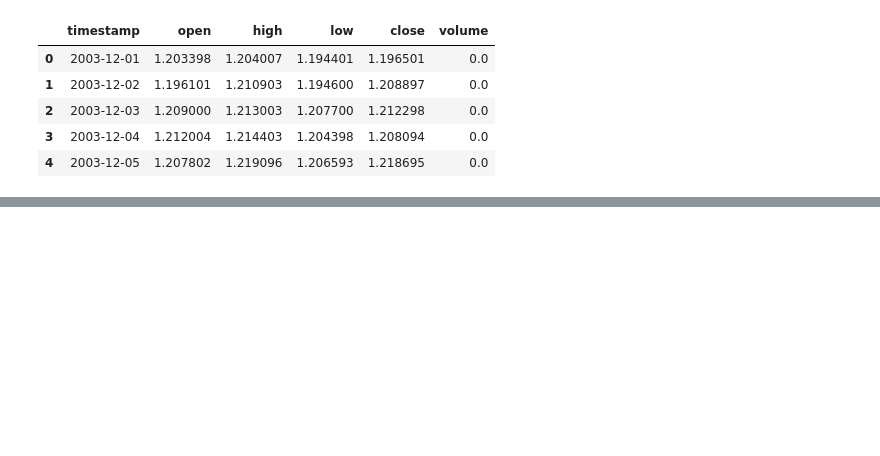
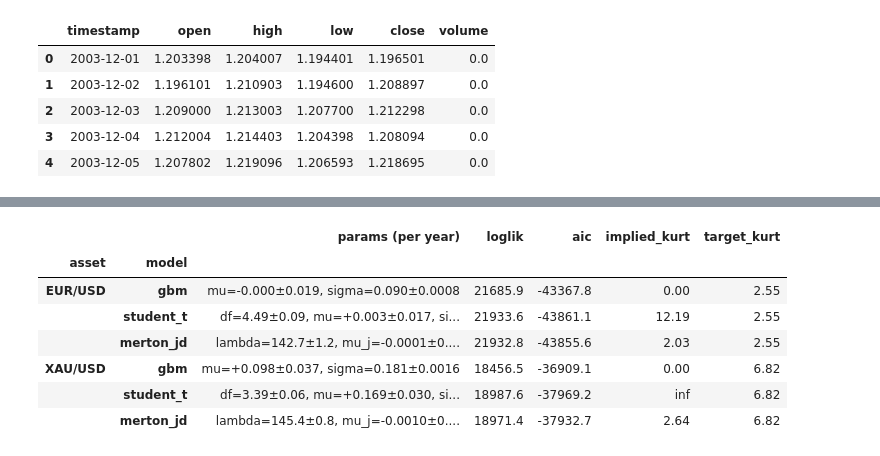
Before and after one commit to sebastiansalles/Synthetic-Market-Generator, a Jupyter notebook: notebooks/01_calibration.ipynb, the cells around one changed output, grey strips where cells are left out. Saved outputs shown, nothing was run; the diff lists cells and outputs as text; code cells hidden in the pictures; blank space fills up the shorter version.

```diff
--- a/notebooks/01_calibration.ipynb
+++ b/notebooks/01_calibration.ipynb
@@ -177,0 +209,34 @@ The baseline Geometric Brownian Motion (constant $\mu$, $\sigma$) is structurall
+# %%
+fits = {name: {"gbm": mle_gbm(scrubbed[name]),
+               "student_t": mle_student_t(scrubbed[name]),
+               "merton_jd": mle_merton_jd(scrubbed[name])} for name in daily}
+
+
+def fit_row(name, model, fit):
+    p, se = fit.params, fit.se
+    if model == "gbm":
+        params = f"mu={p['mu']:+.3f}±{se['mu']:.3f}, sigma={p['sigma']:.3f}±{se['sigma']:.4f}"
+    elif model == "student_t":
+        params = f"df={p['df']:.2f}±{se['df']:.2f}, mu={p['mu']:+.3f}±{se['mu']:.3f}, sigma={p['sigma']:.3f}"
+    else:
+        params = (f"lambda={p['lambda']:.1f}±{se['lambda']:.1f}, mu_j={p['mu_j']:+.4f}±{se['mu_j']:.4f}, "
+                  f"sigma_j={p['sigma_j']:.4f}, sigma={p['sigma']:.3f} (se {se['sigma']:.3f} — flat ridge)")
+    return {"asset": name, "model": model, "params (per year)": params,
+            "loglik": round(fit.loglik, 1), "aic": round(fit.aic, 1),
+            "implied_kurt": round(implied_excess_kurtosis(fit), 2),
+            "target_kurt": round(scrubbed[name].kurt(), 2)}
+
+
+comparison = pd.DataFrame(
+    [fit_row(n, m, f) for n in daily for m, f in fits[n].items()]
+).set_index(["asset", "model"])
+comparison
+# %% [output]
+|  |  | params (per year) | loglik | aic | implied_kurt | target_kurt |
+| asset | model |  |  |  |  |  |
+| EUR/USD | gbm | mu=-0.000±0.019, sigma=0.090±0.0008 | 21685.9 | -43367.8 | 0.00 | 2.55 |
+|  | student_t | df=4.49±0.09, mu=+0.003±0.017, si... | 21933.6 | -43861.1 | 12.19 | 2.55 |
+|  | merton_jd | lambda=142.7±1.2, mu_j=-0.0001±0.... | 21932.8 | -43855.6 | 2.03 | 2.55 |
+| XAU/USD | gbm | mu=+0.098±0.037, sigma=0.181±0.0016 | 18456.5 | -36909.1 | 0.00 | 6.82 |
+|  | student_t | df=3.39±0.06, mu=+0.169±0.030, si... | 18987.6 | -37969.2 | inf | 6.82 |
+|  | merton_jd | lambda=145.4±0.8, mu_j=-0.0010±0.... | 18971.4 | -37932.7 | 2.64 | 6.82 |
```
Also changed, not shown: parts of 23 cells of this notebook, 3 other files.
